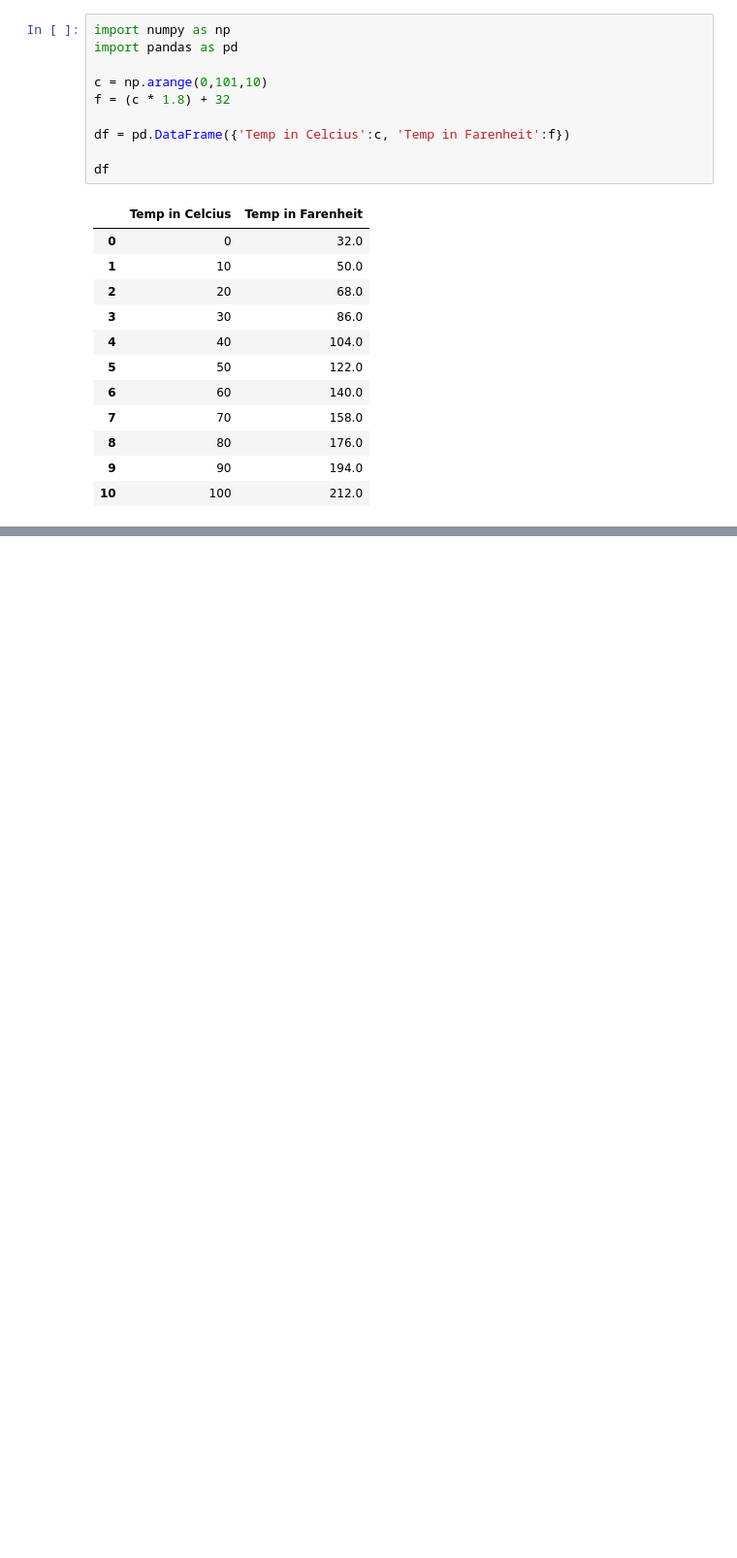
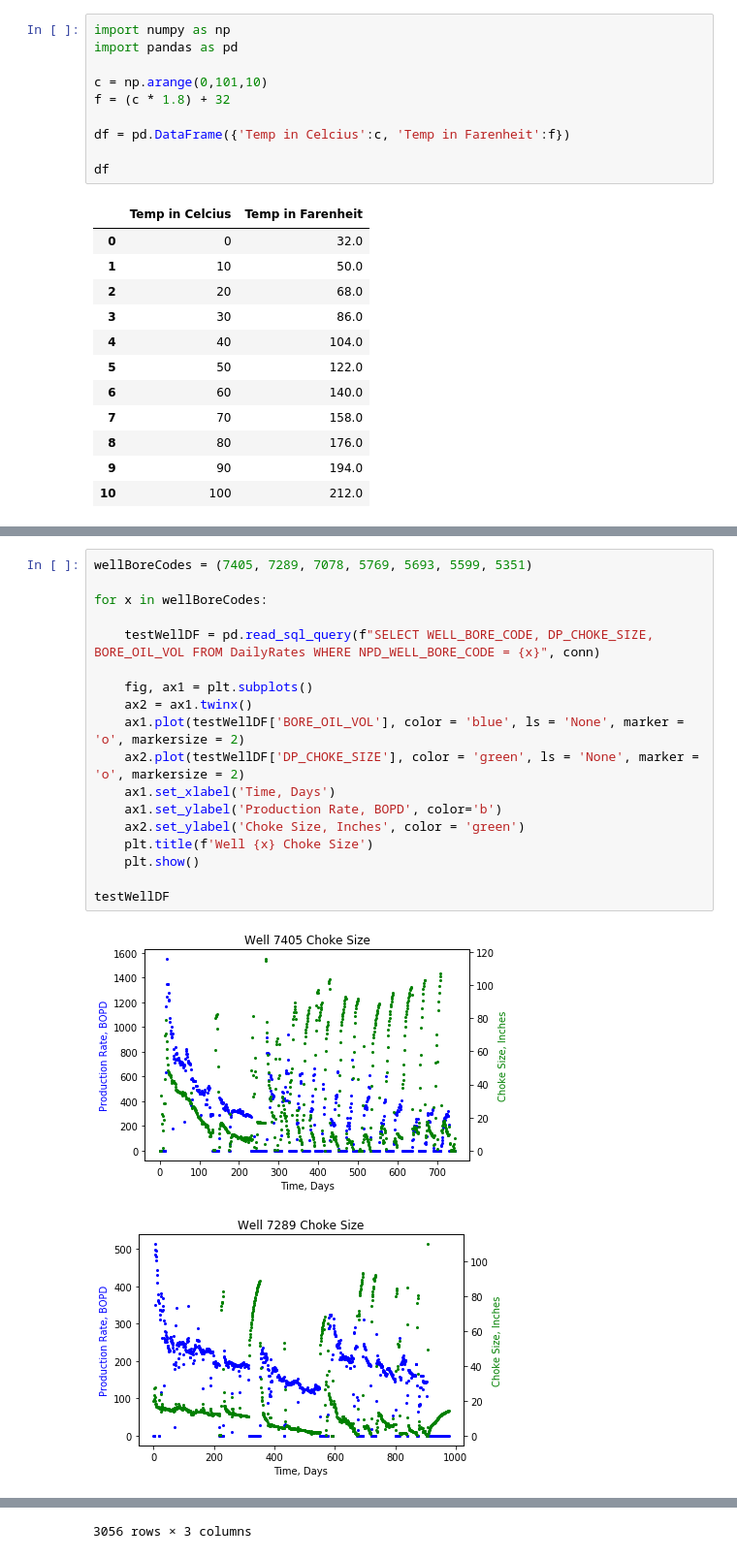
Before and after one commit to pblock2/PETE-2061, a Jupyter notebook: Final Review.ipynb, the cells around one changed output, grey strips where cells are left out. Shown: that part at 97% size. Saved outputs shown, nothing was run; the diff lists cells and outputs as text; blank space fills up the shorter version.

```diff
--- a/Final Review.ipynb
+++ b/Final Review.ipynb
@@ -36,0 +37,21 @@ FileNotFoundError: [Errno 2] No such file or directory: 'Volve production data.x
+# %%
+wellBoreCodes = (7405, 7289, 7078, 5769, 5693, 5599, 5351)
+
+for x in wellBoreCodes:
+
+    testWellDF = pd.read_sql_query(f"SELECT WELL_BORE_CODE, DP_CHOKE_SIZE, BORE_OIL_VOL FROM DailyRates WHERE NPD_WELL_BORE_CODE = {x}", conn)
+
+    fig, ax1 = plt.subplots()
+    ax2 = ax1.twinx()
+    ax1.plot(testWellDF['BORE_OIL_VOL'], color = 'blue', ls = 'None', marker = 'o', markersize = 2)
+    ax2.plot(testWellDF['DP_CHOKE_SIZE'], color = 'green', ls = 'None', marker = 'o', markersize = 2)
+    ax1.set_xlabel('Time, Days')
+    ax1.set_ylabel('Production Rate, BOPD', color='b')
+    ax2.set_ylabel('Choke Size, Inches', color = 'green')
+    plt.title(f'Well {x} Choke Size')
+    plt.show()
+
+testWellDF
+# %% [output]
+[figure, added]
+[figure, added]
@@ -36,0 +80 @@ FileNotFoundError: [Errno 2] No such file or directory: 'Volve production data.x
+3056 rows × 3 columns
```
Also changed, not shown: parts of 2 cells of this notebook, 2 other files.
